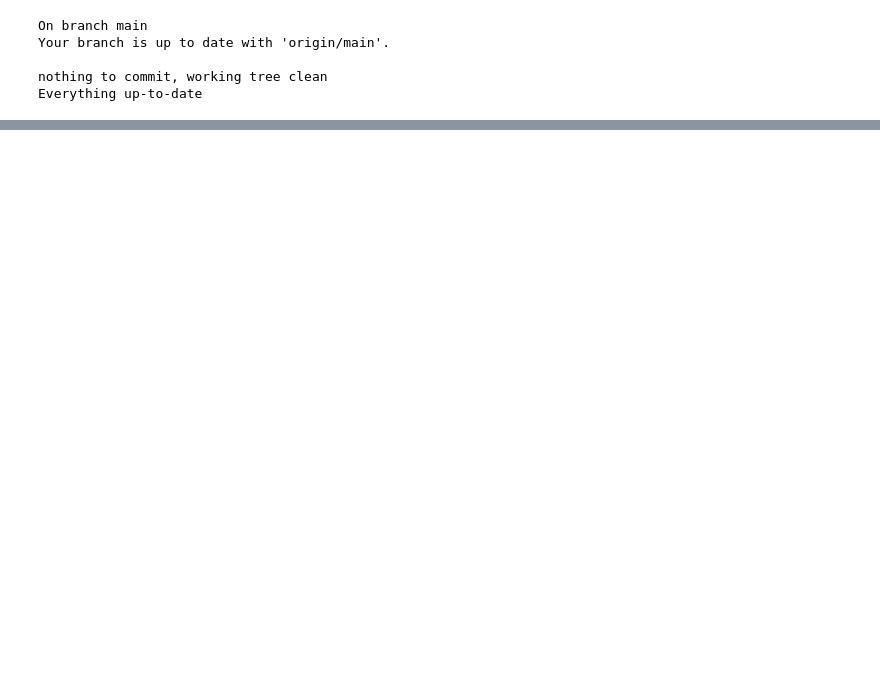
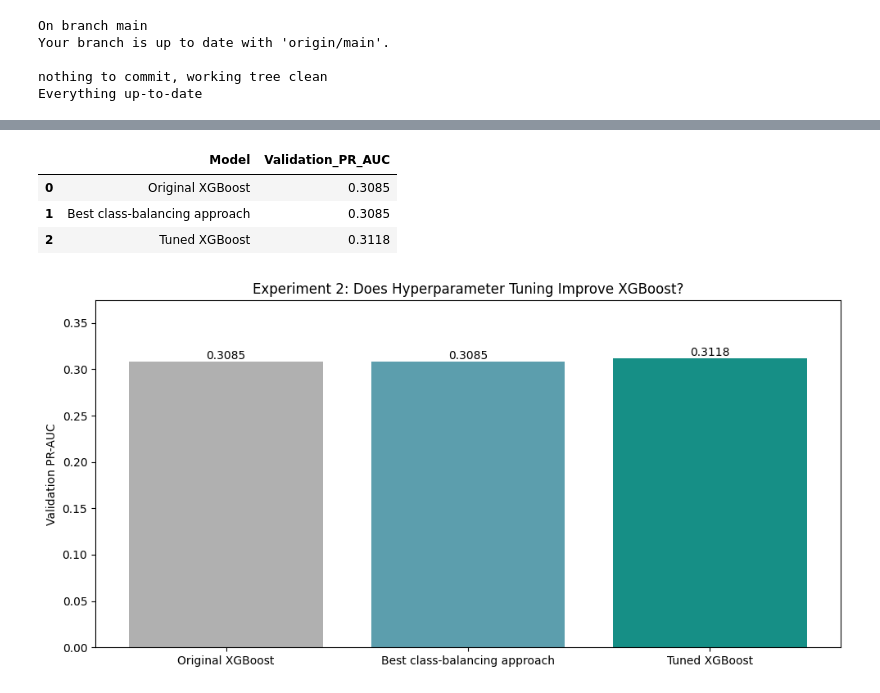
Before and after one commit to udz2002/criteo-conversion-prediction, a Jupyter notebook: notebooks/00_full_project_working.ipynb, the cells around one changed output, grey strips where cells are left out. Drawn from its saved outputs; the diff is of its cells as text; code cells hidden in the pictures; blank space fills up the shorter version.

```diff
--- a/notebooks/00_full_project_working.ipynb
+++ b/notebooks/00_full_project_working.ipynb
@@ -4233,0 +4968,77 @@ Everything up-to-date
+# %%
+# ------------------------------------------------------------
+# Compare original, balanced and tuned models
+# ------------------------------------------------------------
+
+tuning_comparison_df = pd.DataFrame([
+
+    {
+        "Model": "Original XGBoost",
+        "Validation_PR_AUC": average_precision_score(
+            y_val_exp,
+            original_val_prob
+        )
+    },
+
+    {
+        "Model": "Best class-balancing approach",
+        "Validation_PR_AUC": average_precision_score(
+            y_val_exp,
+            best_balance_val_prob
+        )
+    },
+
+    {
+        "Model": "Tuned XGBoost",
+        "Validation_PR_AUC": best_tuned_pr_auc
+    }
+])
+
+display(tuning_comparison_df.round(4))
+
+fig, ax = plt.subplots(figsize=(10, 5))
+
+bars = ax.bar(
+    tuning_comparison_df["Model"],
+    tuning_comparison_df["Validation_PR_AUC"],
+    color=["#B0B0B0", "#5C9EAD", "#168F86"]
+)
+
+ax.set_title(
+    "Experiment 2: Does Hyperparameter Tuning Improve XGBoost?"
+)
+
+ax.set_ylabel("Validation PR-AUC")
+
+ax.set_ylim(
+    0,
+    tuning_comparison_df["Validation_PR_AUC"].max() * 1.2
+)
+
+for bar in bars:
+
+    height = bar.get_height()
+
+    ax.text(
+        bar.get_x() + bar.get_width() / 2,
+        height,
+        f"{height:.4f}",
+        ha="center",
+        va="bottom"
+    )
+
+plt.tight_layout()
+
+plt.savefig(
+    EXTRA_OUTPUT_DIR / "32_xgboost_tuning_comparison.png",
+    dpi=300,
+    bbox_inches="tight"
+)
+
+plt.show()
+# %% [output]
+|  | Model | Validation_PR_AUC |
+| 0 | Original XGBoost | 0.3085 |
+| 1 | Best class-balancing approach | 0.3085 |
+| 2 | Tuned XGBoost | 0.3118 |
+[figure, added]
```
Also changed, not shown: parts of 59 cells of this notebook, 12 other files.
